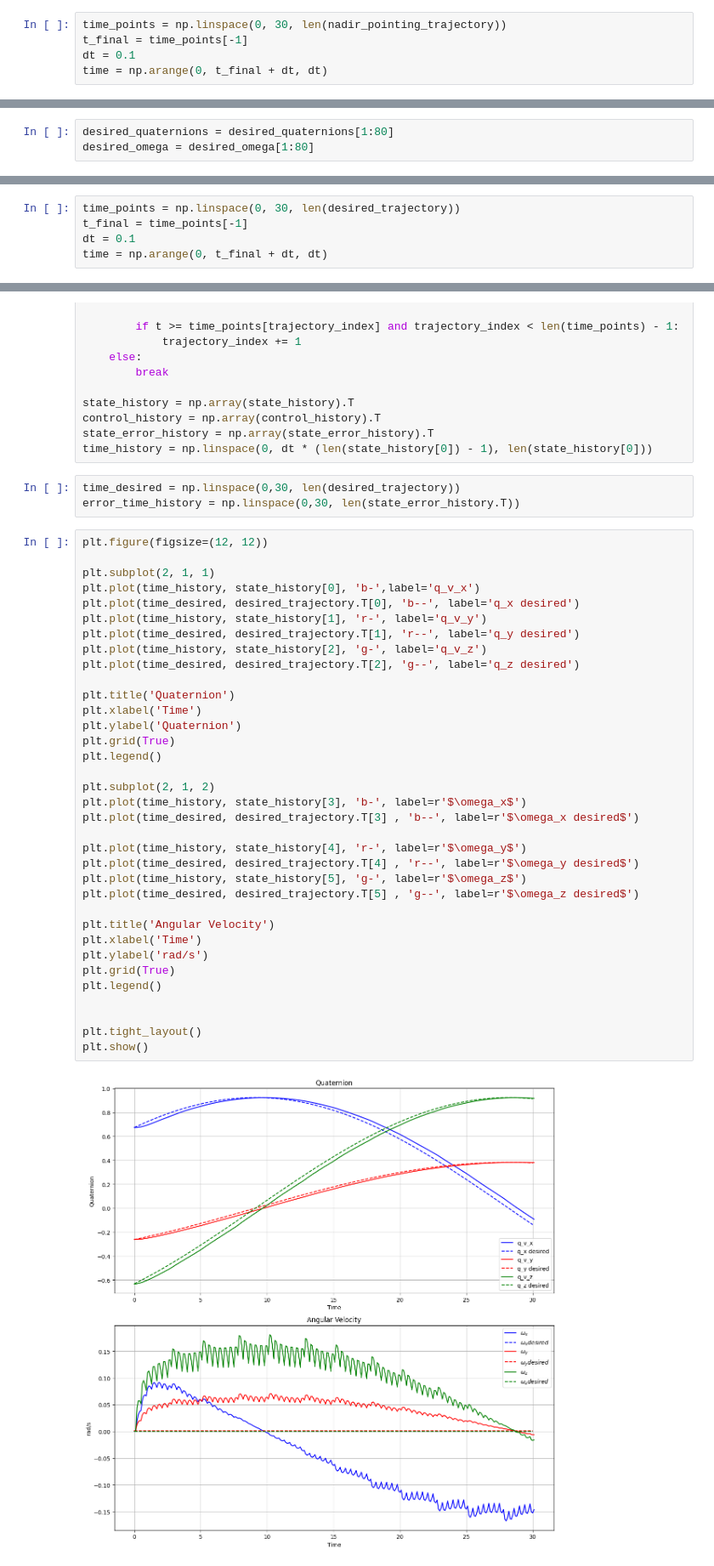
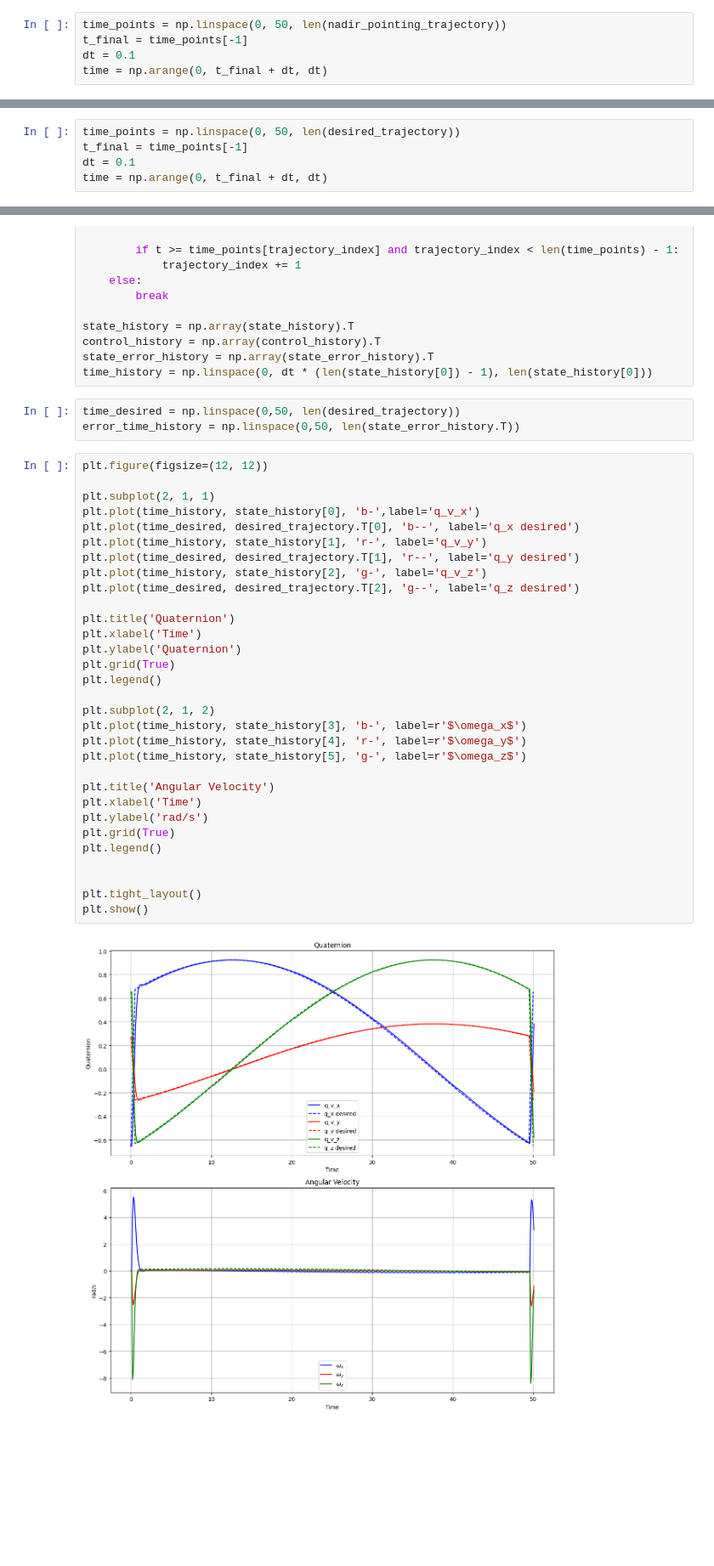
Before and after one commit to abbddos/orbit, a Jupyter notebook: lqr.ipynb, the cells around one changed output, grey strips where cells are left out. Shown at 85% size. Cells and saved outputs as stored; diff of their text form; blank space fills up the shorter version.

```diff
--- a/lqr.ipynb
+++ b/lqr.ipynb
@@ -101,7 +101,7 @@ nadir_pointing_trajectory = np.array([
     [0.0, 0.0, 0.0, 0.0, 0.0, 0.0]
 ])
 # %%
-time_points = np.linspace(0, 30, len(nadir_pointing_trajectory))
+time_points = np.linspace(0, 50, len(nadir_pointing_trajectory))
 t_final = time_points[-1]
 dt = 0.1
 time = np.arange(0, t_final + dt, dt)
@@ -195,9 +195,6 @@ orbit_env = Orbit_Environment(
 # %%
 desired_quaternions = orbit_env.Desired_Body_Quaternions_LVLH()
 desired_omega = orbit_env.Desired_Body_Angular_Velocities_LVLH()
-# %%
-desired_quaternions = desired_quaternions[1:80]
-desired_omega = desired_omega[1:80]
 # %%
 desired_trajectory = []
 
@@ -206,7 +203,7 @@ for i in range(len(desired_quaternions)):
 
 desired_trajectory = np.array(desired_trajectory)
 # %%
-time_points = np.linspace(0, 30, len(desired_trajectory))
+time_points = np.linspace(0, 50, len(desired_trajectory))
 t_final = time_points[-1]
 dt = 0.1
 time = np.arange(0, t_final + dt, dt)
@@ -251,42 +248,38 @@ control_history = np.array(control_history).T
 state_error_history = np.array(state_error_history).T
 time_history = np.linspace(0, dt * (len(state_history[0]) - 1), len(state_history[0]))
 # %%
-time_desired = np.linspace(0,30, len(desired_trajectory))
-error_time_history = np.linspace(0,30, len(state_error_history.T))
+time_desired = np.linspace(0,50, len(desired_trajectory))
+error_time_history = np.linspace(0,50, len(state_error_history.T))
 # %%
 plt.figure(figsize=(12, 12))
 
 plt.subplot(2, 1, 1)
 plt.plot(time_history, state_history[0], 'b-',label='q_v_x')
 plt.plot(time_desired, desired_trajectory.T[0], 'b--', label='q_x desired')
 plt.plot(time_history, state_history[1], 'r-', label='q_v_y')
 plt.plot(time_desired, desired_trajectory.T[1], 'r--', label='q_y desired')
 plt.plot(time_history, state_history[2], 'g-', label='q_v_z')
 plt.plot(time_desired, desired_trajectory.T[2], 'g--', label='q_z desired')
 
 plt.title('Quaternion')
 plt.xlabel('Time')
 plt.ylabel('Quaternion')
 plt.grid(True)
 plt.legend()
 
 plt.subplot(2, 1, 2)
 plt.plot(time_history, state_history[3], 'b-', label=r'$\omega_x$')
-plt.plot(time_desired, desired_trajectory.T[3] , 'b--', label=r'$\omega_x desired$')
-
 plt.plot(time_history, state_history[4], 'r-', label=r'$\omega_y$')
-plt.plot(time_desired, desired_trajectory.T[4] , 'r--', label=r'$\omega_y desired$')
 plt.plot(time_history, state_history[5], 'g-', label=r'$\omega_z$')
-plt.plot(time_desired, desired_trajectory.T[5] , 'g--', label=r'$\omega_z desired$')
 
 plt.title('Angular Velocity')
 plt.xlabel('Time')
 plt.ylabel('rad/s')
 plt.grid(True)
 plt.legend()
 
 
 plt.tight_layout()
 plt.show()
 # %% [output]
-[figure, old version]
+[figure, new version]
```
Also changed, not shown: parts of 6 cells of this notebook, 1 other file.
